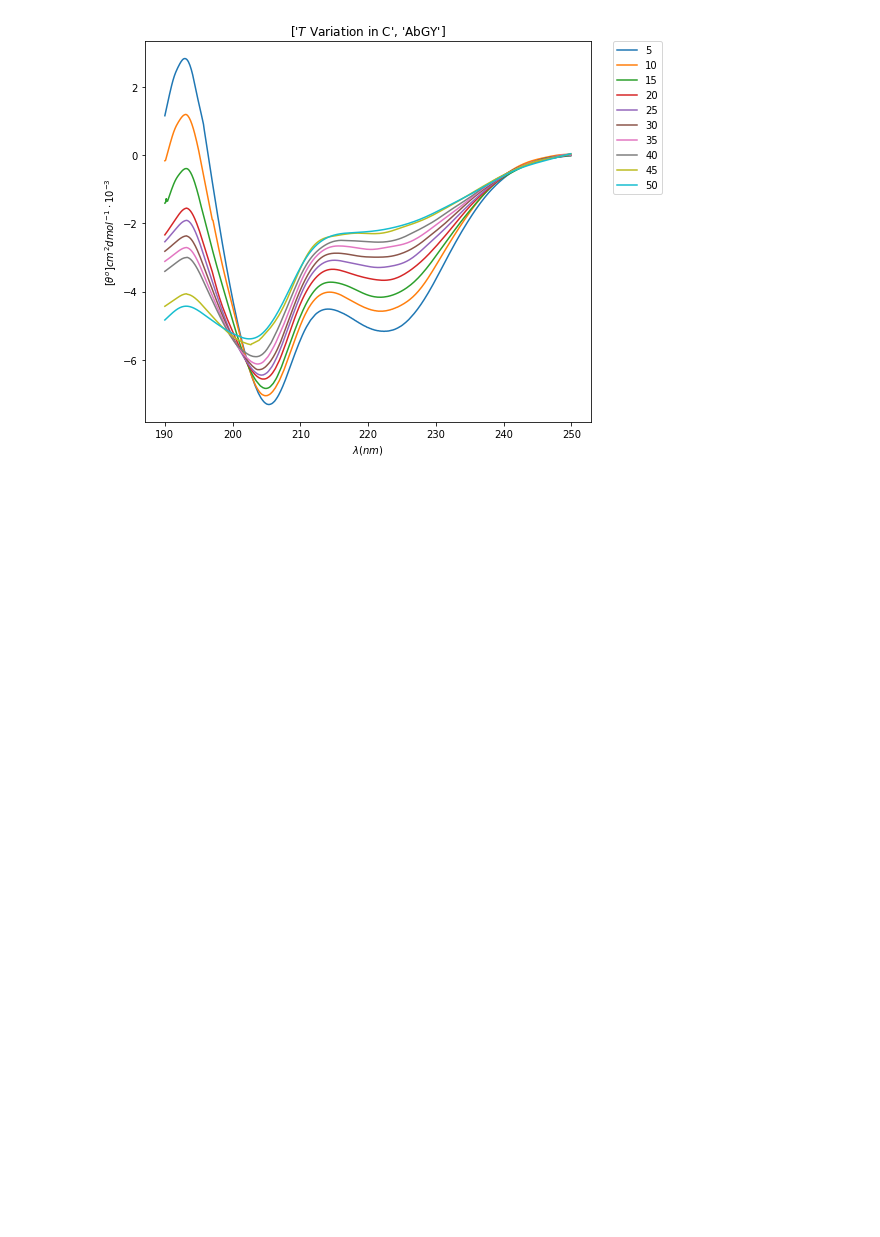
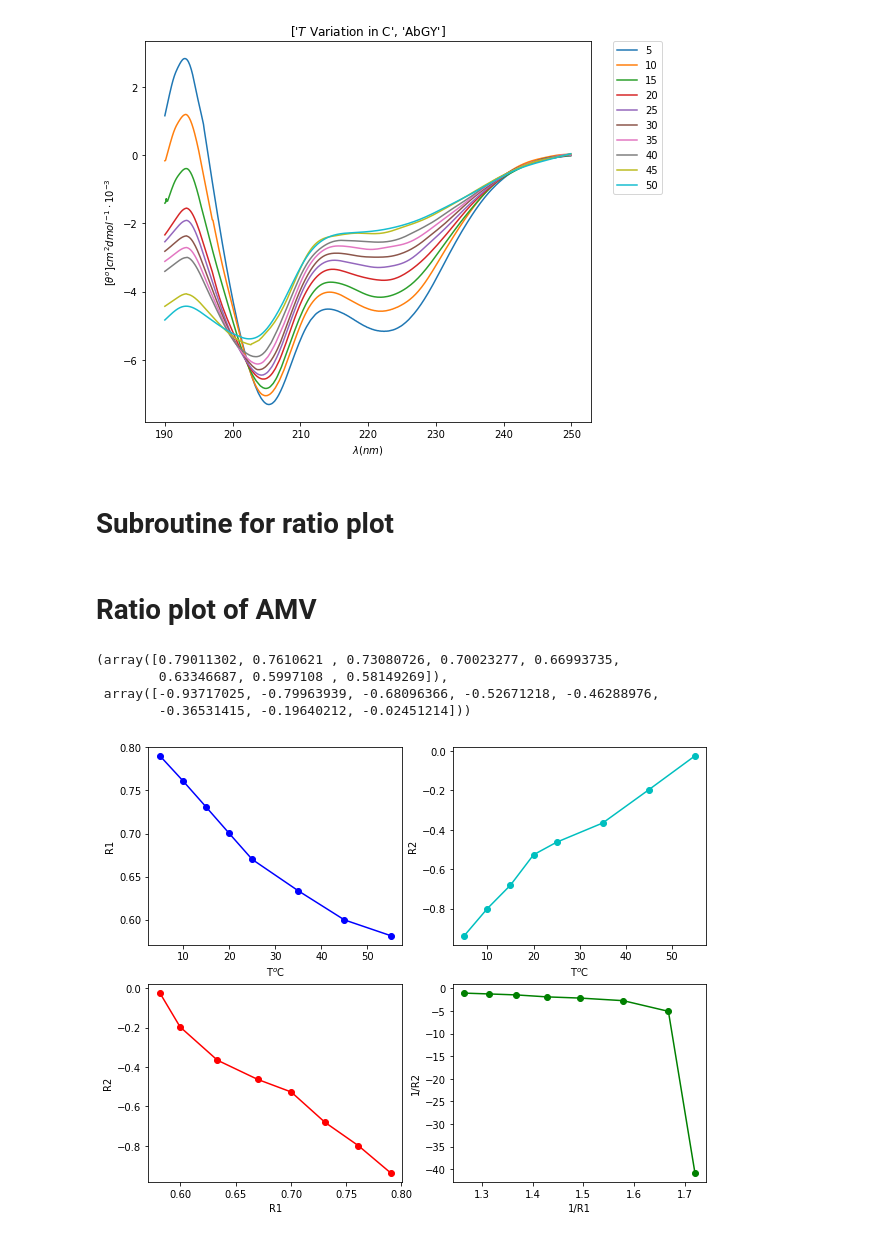
Before and after one commit to adbioc/Specroscopy, a Jupyter notebook: CD_nov.ipynb, the cells around one changed output. Saved outputs shown, nothing was run; the diff lists cells and outputs as text; code cells hidden in the pictures; blank space fills up the shorter version.

```diff
--- a/CD_nov.ipynb
+++ b/CD_nov.ipynb
@@ -214,3 +214,46 @@ def readCDT(df,T,pepname):# T must be in numbers
  T_abgy,lam_abgy_amv,X_abgy = readCDT(df11_abgy,T_abgy,'AbGY')
 # %% [output]
 [figure]
+# %% [markdown]
+# Subroutine for ratio plot
+# %%
+def ratio_plots(TT,X,lam):
+  # T  and X are obtained from function readcdT
+  # Given X the function plots the ratio
+  # of 222:206 and 192:206
+  l_222=np.where(lam==222)[0]
+  l_206=np.where(lam==206)[0]
+  l_192=np.where(lam==192)[0]
+  rat1=X[l_222[0],:]/X[l_206[0],:]
+  rat2=X[l_192[0],:]/X[l_206[0],:]
+  fig,ax =  plt.subplots(2,2,figsize=(10,8))
+
+  #fig, (ax1, ax2,ax3,ax4) = plt.subplots(2, 2, figsize=(6,4))
+  #plt.subplots_adjust(wspace=0.3, hspace=0.2)
+  # ax[0][0].set_title("222:206")
+  # ax[0][1].set_title("222:206")
+  # ax[1][0].set_title("Ratio(R) Plots")
+  # ax[1][1].set_title("Inv R Plots")
+
+
+
+  ax[0][0].plot(TT,rat1,'bo-')
+  ax[0][1].plot(TT,rat2,'co-')
+  ax[1][0].plot(rat1,rat2,'ro-')
+  ax[1][1].plot(1./rat1,1/rat2,'go-')
+  ax[0][0].set(xlabel='T$^o$C', ylabel='R1')
+  ax[0][1].set(xlabel='T$^o$C', ylabel='R2')
+  ax[1][0].set(xlabel='R1', ylabel='R2')
+  ax[1][1].set(xlabel='1/R1', ylabel='1/R2')
+
+  return rat1,rat2
+# %% [markdown]
+# Ratio plot of AMV
+# %%
+ ratio_plots(T_amv,X_amv,lam_amv)
+# %% [output]
+(array([0.79011302, 0.7610621 , 0.73080726, 0.70023277, 0.66993735,
+        0.63346687, 0.5997108 , 0.58149269]),
+ array([-0.93717025, -0.79963939, -0.68096366, -0.52671218, -0.46288976,
+        -0.36531415, -0.19640212, -0.02451214]))
+[figure, added]
```
Also changed, not shown: parts of 21 cells of this notebook.
